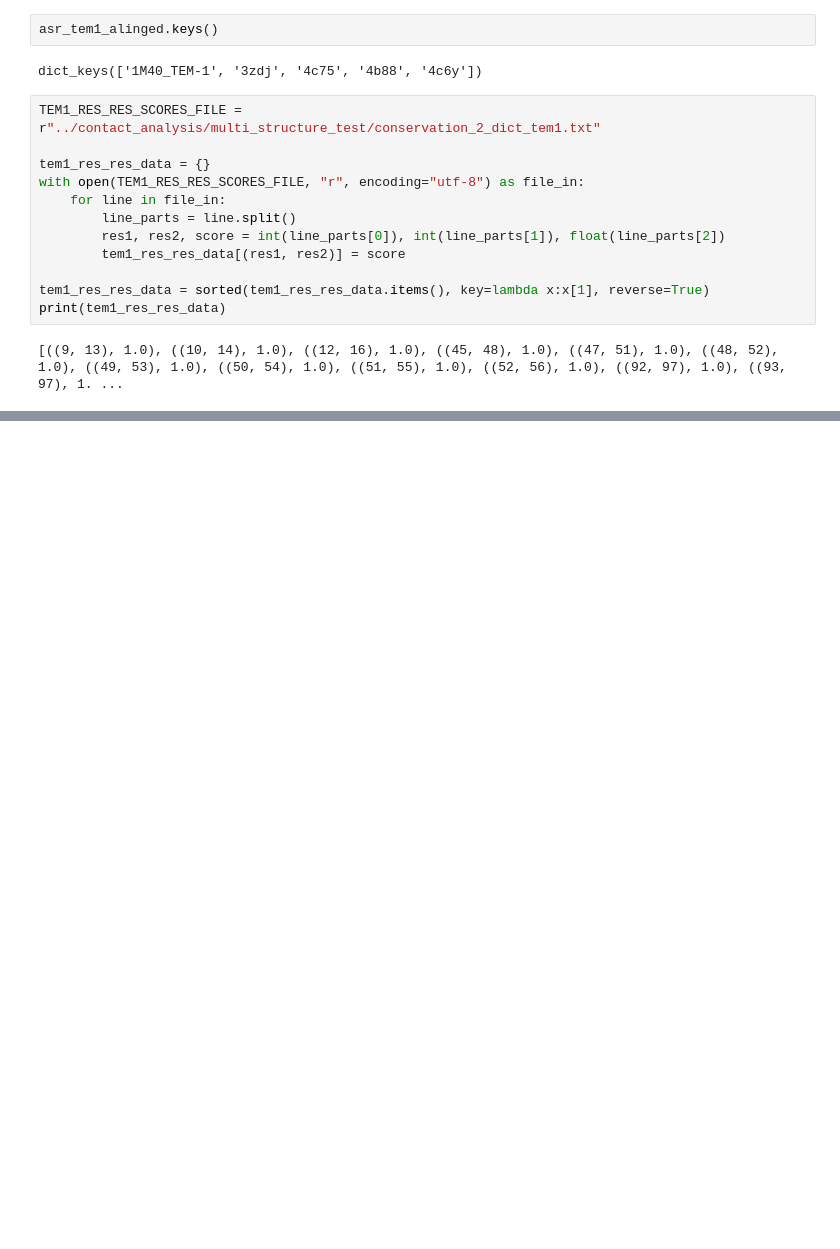
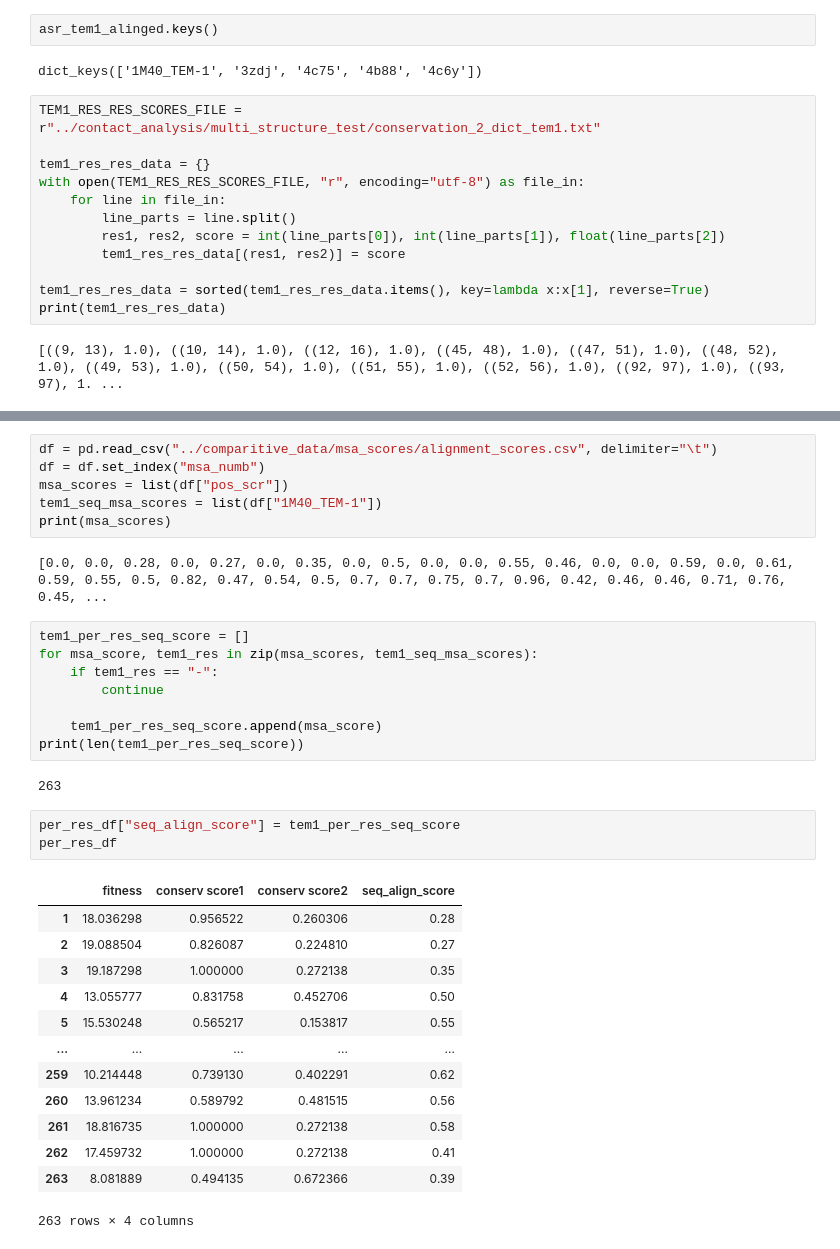
Before and after one commit to kamerlinlab/KIN, a Jupyter notebook: comparitive_data/comparison_analysis.ipynb, the cells around one changed output, grey strips where cells are left out. Saved outputs shown, nothing was run; the diff lists cells and outputs as text; blank space fills up the shorter version.

```diff
--- a/comparitive_data/comparison_analysis.ipynb
+++ b/comparitive_data/comparison_analysis.ipynb
@@ -198,0 +225,35 @@ print(tem1_res_res_data)
+# %%
+df = pd.read_csv("../comparitive_data/msa_scores/alignment_scores.csv", delimiter="\t")
+df = df.set_index("msa_numb")
+msa_scores = list(df["pos_scr"])
+tem1_seq_msa_scores = list(df["1M40_TEM-1"])
+print(msa_scores)
+# %% [output]
+[0.0, 0.0, 0.28, 0.0, 0.27, 0.0, 0.35, 0.0, 0.5, 0.0, 0.0, 0.55, 0.46, 0.0, 0.0, 0.59, 0.0, 0.61, 0.59, 0.55, 0.5, 0.82, 0.47, 0.54, 0.5, 0.7, 0.7, 0.75, 0.7, 0.96, 0.42, 0.46, 0.46, 0.71, 0.76, 0.45, ...
+# %%
+tem1_per_res_seq_score = []
+for msa_score, tem1_res in zip(msa_scores, tem1_seq_msa_scores):
+    if tem1_res == "-":
+        continue
+
+    tem1_per_res_seq_score.append(msa_score)
+print(len(tem1_per_res_seq_score))
+# %% [output]
+263
+# %%
+per_res_df["seq_align_score"] = tem1_per_res_seq_score
+per_res_df
+# %% [output]
+|  | fitness | conserv score1 | conserv score2 | seq_align_score |
+| 1 | 18.036298 | 0.956522 | 0.260306 | 0.28 |
+| 2 | 19.088504 | 0.826087 | 0.224810 | 0.27 |
+| 3 | 19.187298 | 1.000000 | 0.272138 | 0.35 |
+| 4 | 13.055777 | 0.831758 | 0.452706 | 0.50 |
+| 5 | 15.530248 | 0.565217 | 0.153817 | 0.55 |
+| ... | ... | ... | ... | ... |
+| 259 | 10.214448 | 0.739130 | 0.402291 | 0.62 |
+| 260 | 13.961234 | 0.589792 | 0.481515 | 0.56 |
+| 261 | 18.816735 | 1.000000 | 0.272138 | 0.58 |
+| 262 | 17.459732 | 1.000000 | 0.272138 | 0.41 |
+| 263 | 8.081889 | 0.494135 | 0.672366 | 0.39 |
+263 rows × 4 columns
```
Also changed, not shown: parts of 13 cells of this notebook, 2 other files.
